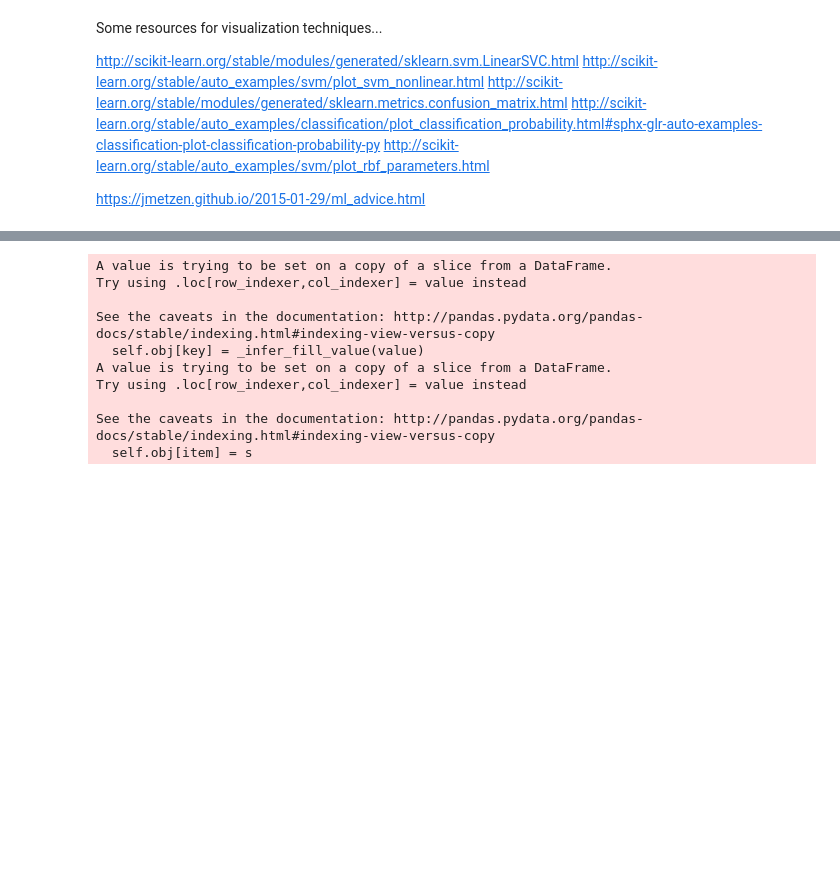
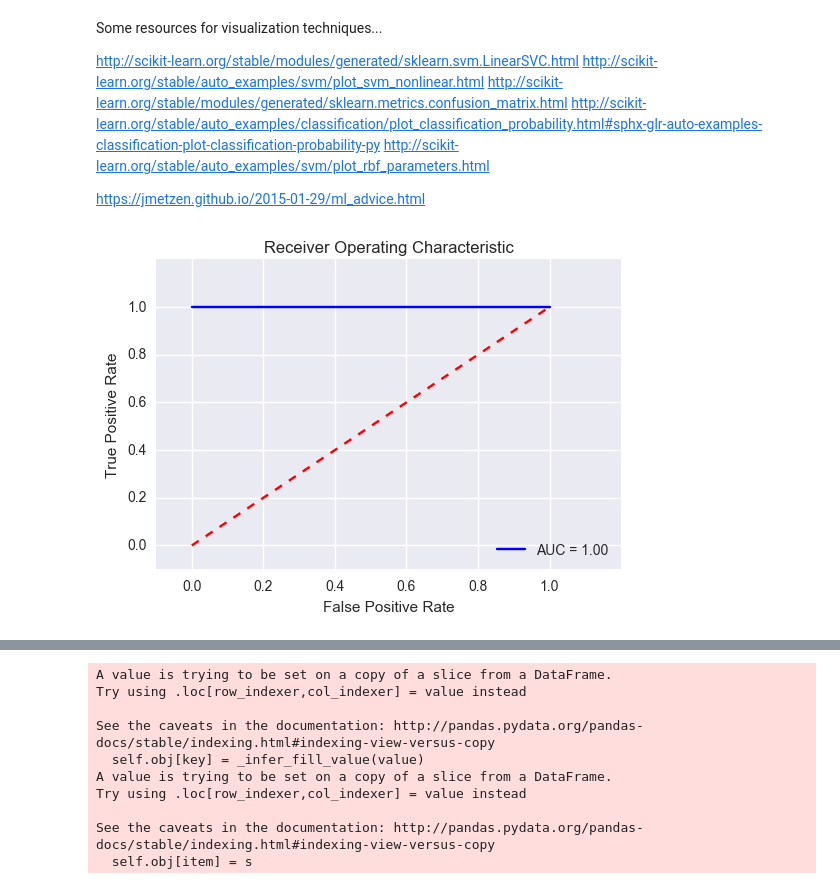
Before and after one commit to mohsseha/DSI-BOS-students, a Jupyter notebook: pparker-roach/capstone/Capstone_Mushroom_Classification.ipynb, the cells around one changed output, grey strips where cells are left out. Cells and saved outputs as stored; diff of their text form; code cells hidden in the pictures; blank space fills up the shorter version.

```diff
--- a/pparker-roach/capstone/Capstone_Mushroom_Classification.ipynb
+++ b/pparker-roach/capstone/Capstone_Mushroom_Classification.ipynb
@@ -758,20 +747,22 @@ https://jmetzen.github.io/2015-01-29/ml_advice.html
 # %%
 
 
 actual = [1,1,1,0,0,0]
 predictions = [0.9,0.9,0.9,0.1,0.1,0.1]
 
 false_positive_rate, true_positive_rate, thresholds = roc_curve(actual, predictions)
 roc_auc = auc(false_positive_rate, true_positive_rate)
 
 plt.title('Receiver Operating Characteristic')
-plt.plot(false_positive_rate, true_positive_rate, 'b',
+plt.plot([0.0, 1.0], [1.0,1.0], 'b',
 label='AUC = %0.2f'% roc_auc)
 plt.legend(loc='lower right')
 plt.plot([0,1],[0,1],'r--')
 plt.xlim([-0.1,1.2])
 plt.ylim([-0.1,1.2])
 plt.ylabel('True Positive Rate')
 plt.xlabel('False Positive Rate')
 plt.show()
+# %% [output]
+[figure, added]
 # %%
```
Also changed, not shown: parts of 9 cells of this notebook, 12 other files.
